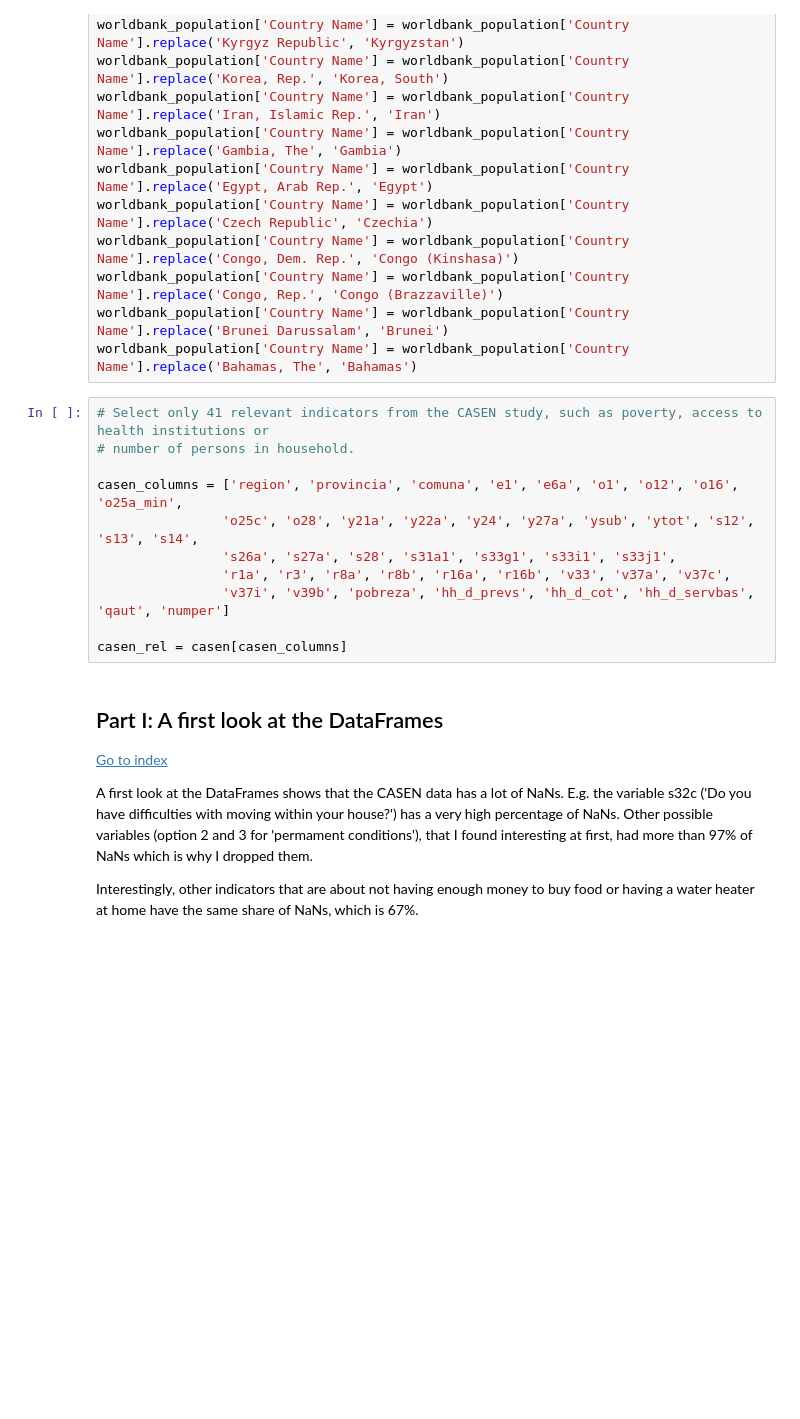
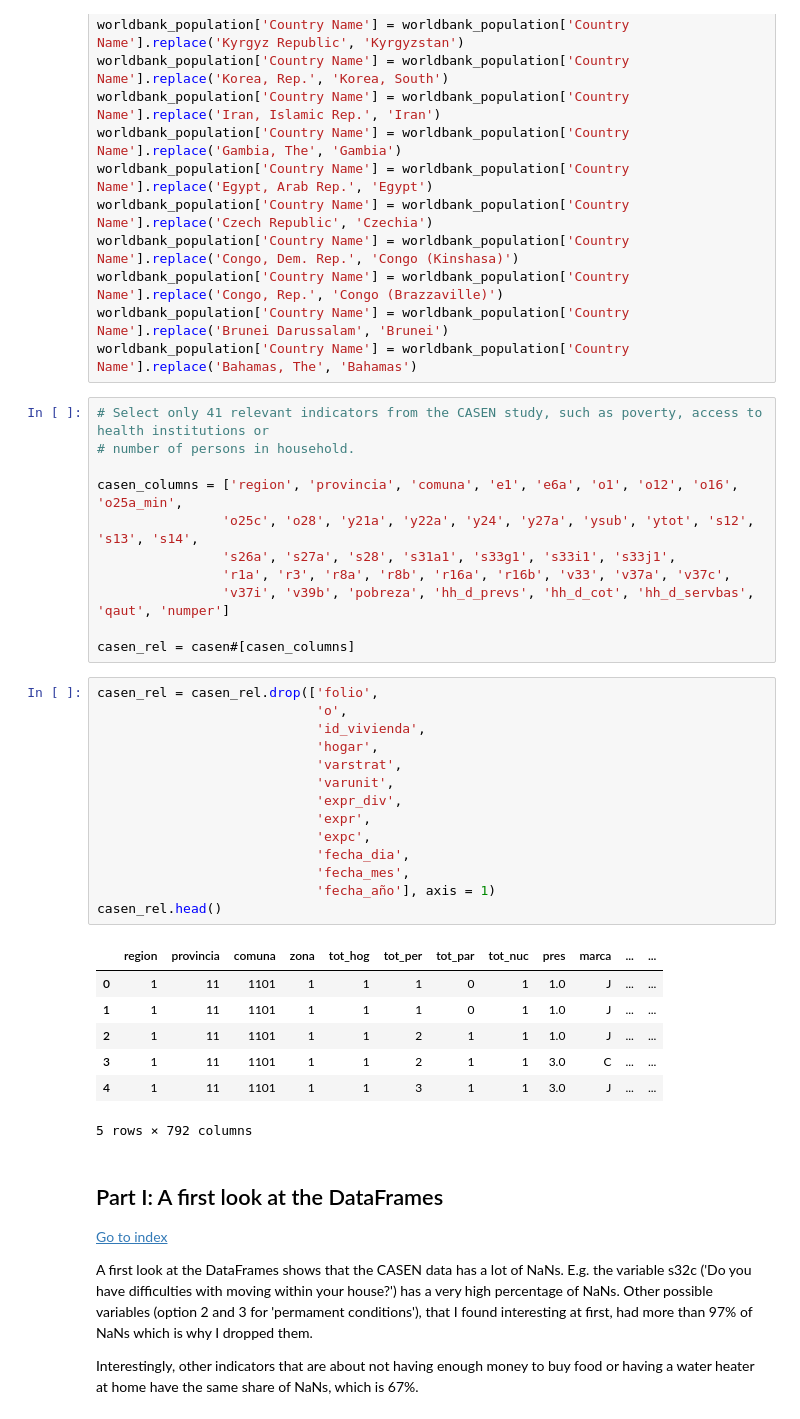
Before and after one commit to muellermax/Chile-Capstone, a Jupyter notebook: Chile Capstone.ipynb, the cells around one changed output. Saved outputs shown, nothing was run; the diff lists cells and outputs as text; blank space fills up the shorter version.

```diff
--- a/Chile Capstone.ipynb
+++ b/Chile Capstone.ipynb
@@ -109,7 +109,29 @@ casen_columns = ['region', 'provincia', 'comuna', 'e1', 'e6a', 'o1', 'o12', 'o16
                 'r1a', 'r3', 'r8a', 'r8b', 'r16a', 'r16b', 'v33', 'v37a', 'v37c',
                 'v37i', 'v39b', 'pobreza', 'hh_d_prevs', 'hh_d_cot', 'hh_d_servbas', 'qaut', 'numper']
 
-casen_rel = casen[casen_columns]
+casen_rel = casen#[casen_columns]
+# %%
+casen_rel = casen_rel.drop(['folio',
+                            'o',
+                            'id_vivienda',
+                            'hogar',
+                            'varstrat',
+                            'varunit',
+                            'expr_div',
+                            'expr',
+                            'expc',
+                            'fecha_dia',
+                            'fecha_mes',
+                            'fecha_año'], axis = 1)
+casen_rel.head()
+# %% [output]
+|  | region | provincia | comuna | zona | tot_hog | tot_per | tot_par | tot_nuc | pres | marca | ... | ... |
+| 0 | 1 | 11 | 1101 | 1 | 1 | 1 | 0 | 1 | 1.0 | J | ... | ... |
+| 1 | 1 | 11 | 1101 | 1 | 1 | 1 | 0 | 1 | 1.0 | J | ... | ... |
+| 2 | 1 | 11 | 1101 | 1 | 1 | 2 | 1 | 1 | 1.0 | J | ... | ... |
+| 3 | 1 | 11 | 1101 | 1 | 1 | 2 | 1 | 1 | 3.0 | C | ... | ... |
+| 4 | 1 | 11 | 1101 | 1 | 1 | 3 | 1 | 1 | 3.0 | J | ... | ... |
+5 rows × 792 columns
 # %% [markdown]
 ## <a class="anchor" id="first-look">Part I: A first look at the DataFrames</a>
 
```
Also changed, not shown: parts of 2 cells of this notebook, 3 other files.
